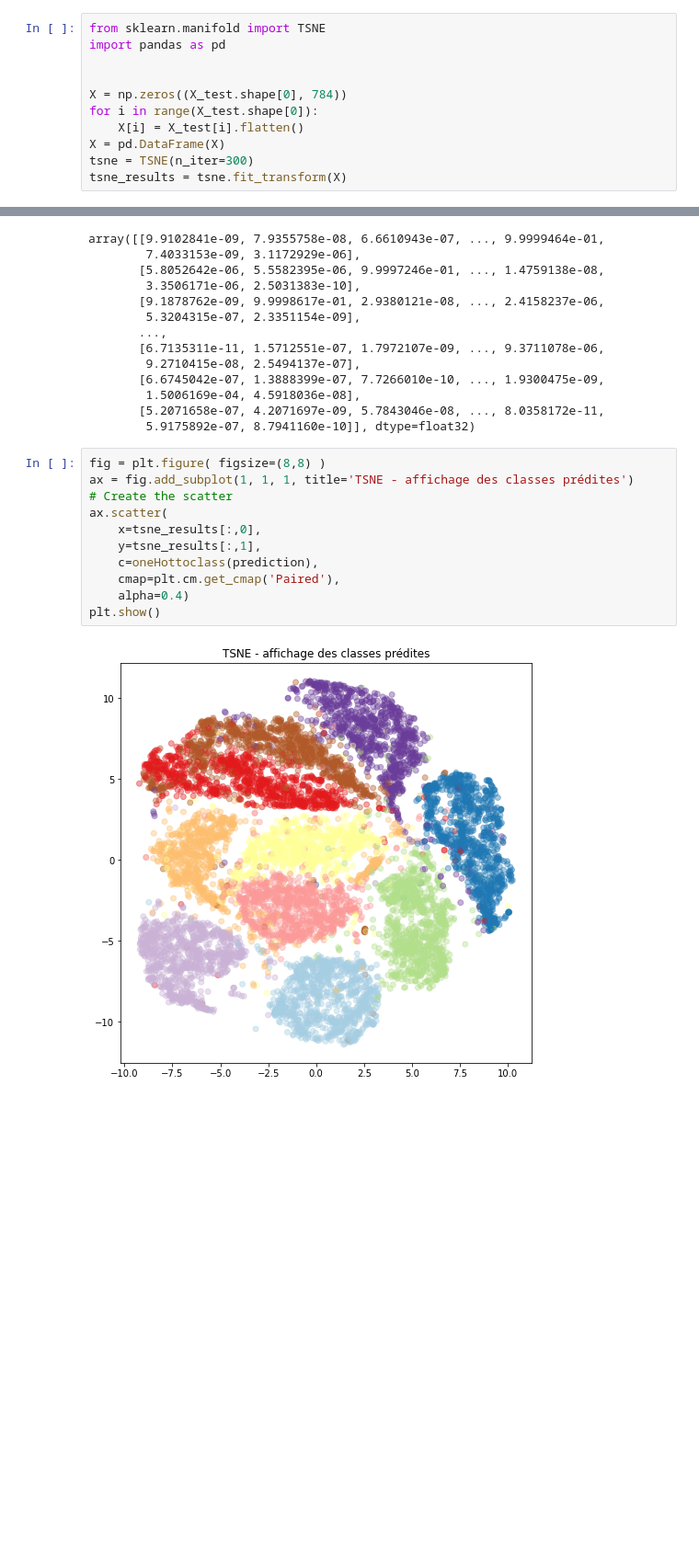
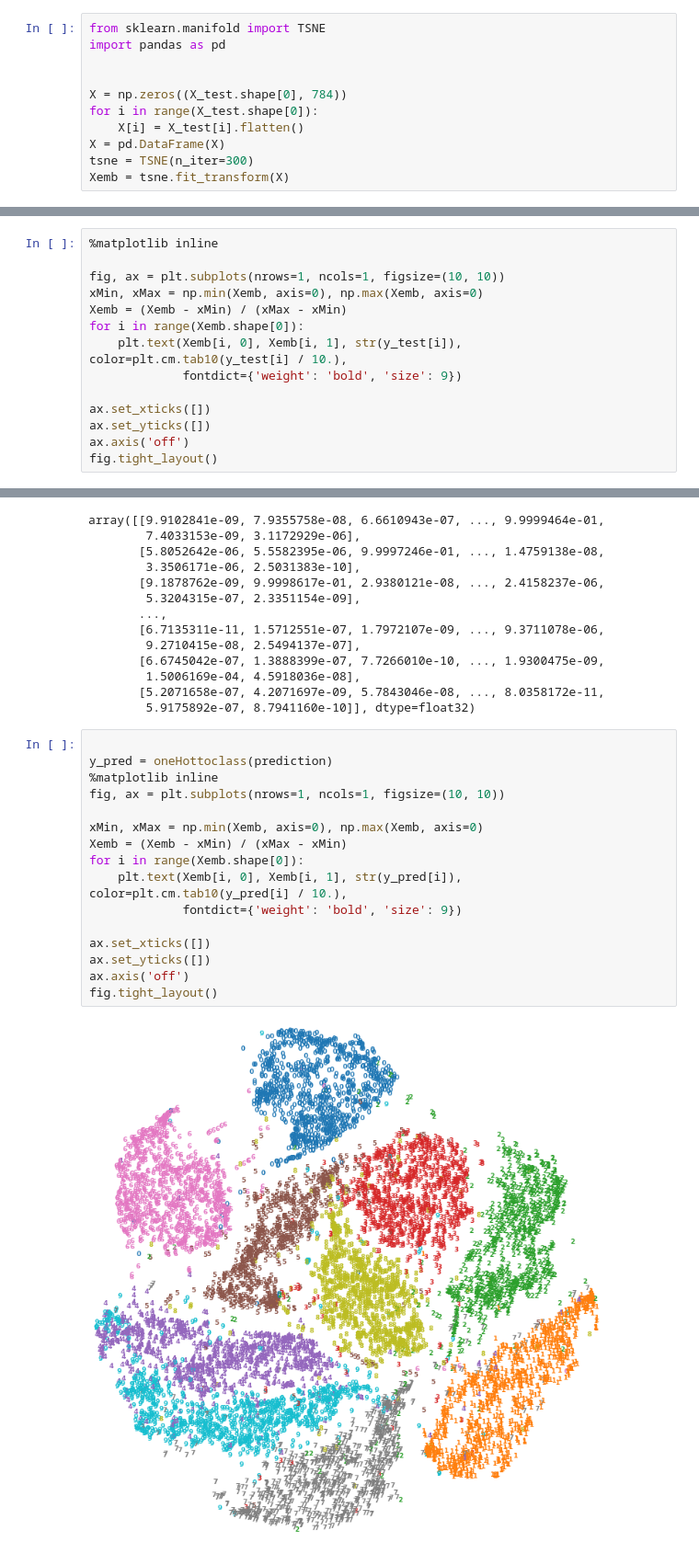
Before and after one commit to DorianJoubaud/Deep, a Jupyter notebook: MNIST_CNN.ipynb, the cells around one changed output, grey strips where cells are left out. Shown at 92% size. Cells and saved outputs as stored; diff of their text form; blank space fills up the shorter version.

```diff
--- a/MNIST_CNN.ipynb
+++ b/MNIST_CNN.ipynb
@@ -137,7 +137,7 @@ for i in range(X_test.shape[0]):
     X[i] = X_test[i].flatten()
 X = pd.DataFrame(X)
 tsne = TSNE(n_iter=300)
-tsne_results = tsne.fit_transform(X)
+Xemb = tsne.fit_transform(X)
 # %%
 print(X.shape)
 # %% [output]
@@ -161,0 +151,14 @@ plt.show()
+# %%
+%matplotlib inline
+
+fig, ax = plt.subplots(nrows=1, ncols=1, figsize=(10, 10))
+xMin, xMax = np.min(Xemb, axis=0), np.max(Xemb, axis=0)
+Xemb = (Xemb - xMin) / (xMax - xMin)
+for i in range(Xemb.shape[0]):
+    plt.text(Xemb[i, 0], Xemb[i, 1], str(y_test[i]), color=plt.cm.tab10(y_test[i] / 10.),
+             fontdict={'weight': 'bold', 'size': 9})
+
+ax.set_xticks([])
+ax.set_yticks([])
+ax.axis('off')
+fig.tight_layout()
@@ -177,15 +184,20 @@ array([[9.9102841e-09, 7.9355758e-08, 6.6610943e-07, ..., 9.9999464e-01,
        [5.2071658e-07, 4.2071697e-09, 5.7843046e-08, ..., 8.0358172e-11,
         5.9175892e-07, 8.7941160e-10]], dtype=float32)
 # %%
-fig = plt.figure( figsize=(8,8) )
-ax = fig.add_subplot(1, 1, 1, title='TSNE - affichage des classes prédites')
-# Create the scatter
-ax.scatter(
-    x=tsne_results[:,0],
-    y=tsne_results[:,1],
-    c=oneHottoclass(prediction),
-    cmap=plt.cm.get_cmap('Paired'),
-    alpha=0.4)
-plt.show()
+
+y_pred = oneHottoclass(prediction)
+%matplotlib inline
+fig, ax = plt.subplots(nrows=1, ncols=1, figsize=(10, 10))
+
+xMin, xMax = np.min(Xemb, axis=0), np.max(Xemb, axis=0)
+Xemb = (Xemb - xMin) / (xMax - xMin)
+for i in range(Xemb.shape[0]):
+    plt.text(Xemb[i, 0], Xemb[i, 1], str(y_pred[i]), color=plt.cm.tab10(y_pred[i] / 10.),
+             fontdict={'weight': 'bold', 'size': 9})
+
+ax.set_xticks([])
+ax.set_yticks([])
+ax.axis('off')
+fig.tight_layout()
 # %% [output]
-[figure, old version]
+[figure, new version]
```
Also changed, not shown: parts of 7 cells of this notebook.
